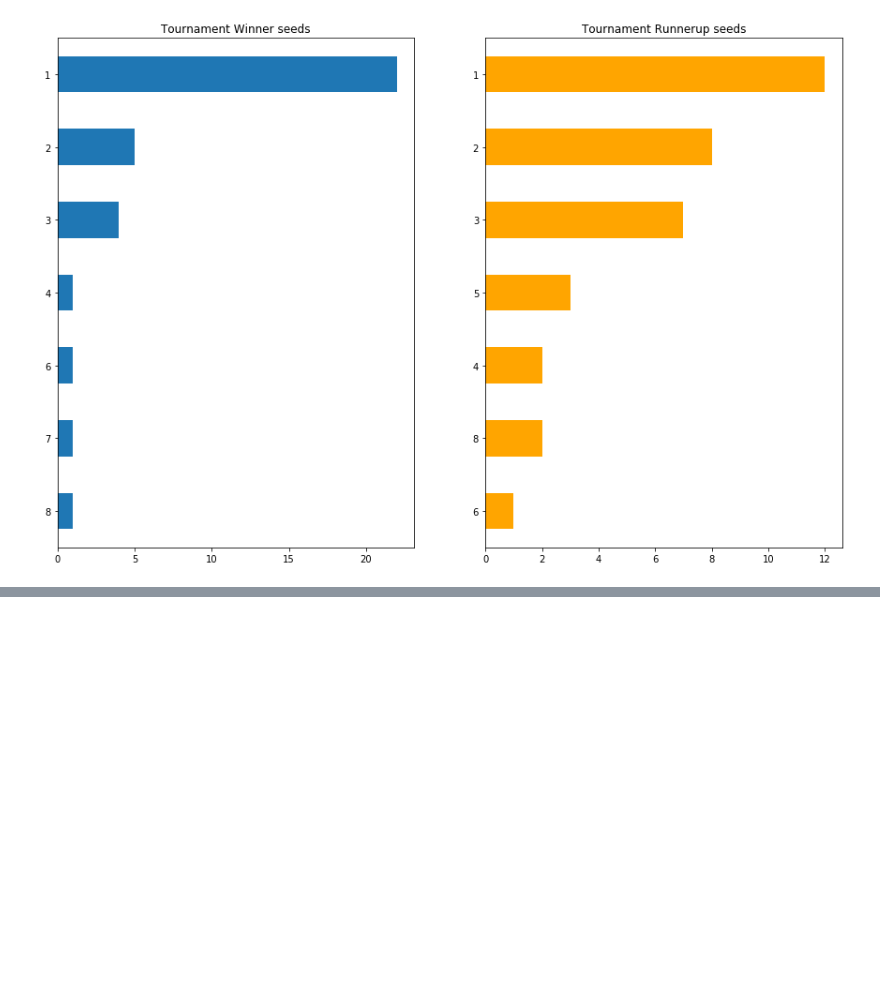
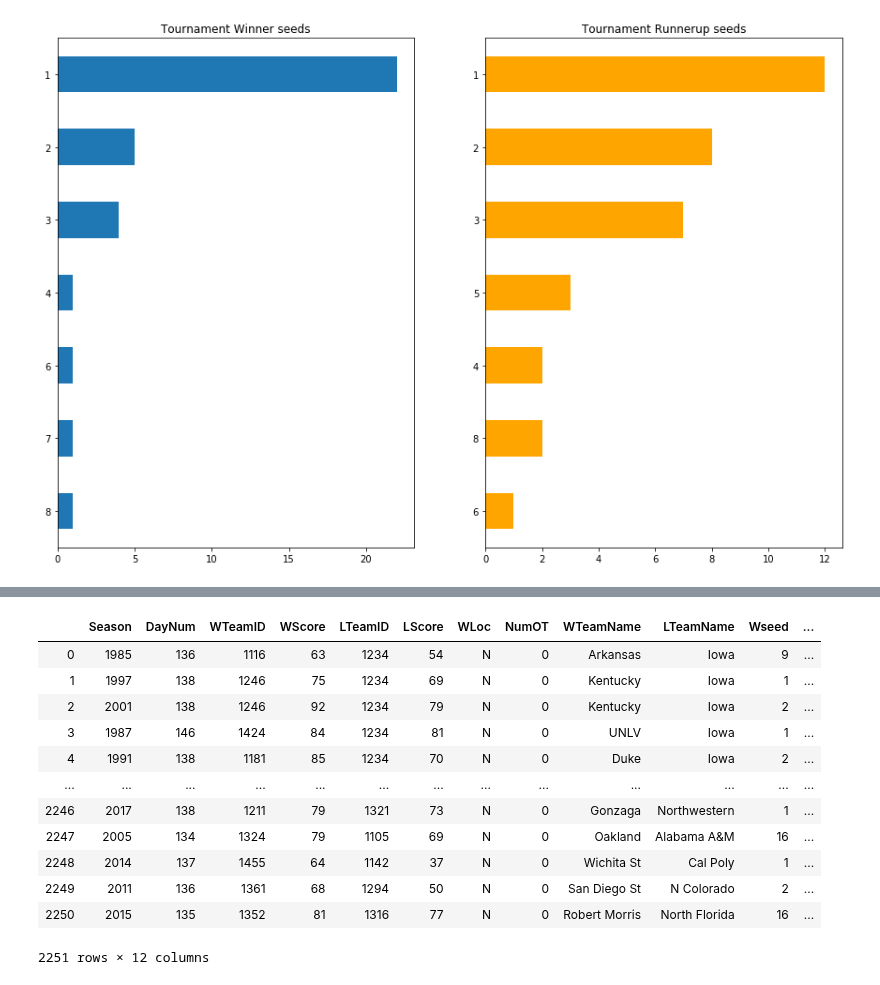
Before and after one commit to Heramb001/cs795_practical_machine_learning, a Jupyter notebook: project-1/Data Wrangling 2020.ipynb, the cells around one changed output, grey strips where cells are left out. Cells and saved outputs as stored; diff of their text form; code cells hidden in the pictures; blank space fills up the shorter version.

```diff
--- a/project-1/Data Wrangling 2020.ipynb
+++ b/project-1/Data Wrangling 2020.ipynb
@@ -264,3 +250,8 @@ t_finale_df['Lseed'].value_counts().sort_values().plot(kind='barh',title='Tourna
 plt.show()
 # %% [output]
 [figure]
+# %%
+#--- seed performance in every round of the tournament
+tcr_df['Wseed'] = np.vectorize(getSeed)(tcr_df['Season'], tcr_df['WTeamID'])
+tcr_df['Lseed'] = np.vectorize(getSeed)(tcr_df['Season'], tcr_df['LTeamID'])
+tcr_df.head()
@@ -266,0 +466,16 @@ plt.show()
+# %%
+tcr_df
+# %% [output]
+|  | Season | DayNum | WTeamID | WScore | LTeamID | LScore | WLoc | NumOT | WTeamName | LTeamName | Wseed | ... |
+| 0 | 1985 | 136 | 1116 | 63 | 1234 | 54 | N | 0 | Arkansas | Iowa | 9 | ... |
+| 1 | 1997 | 138 | 1246 | 75 | 1234 | 69 | N | 0 | Kentucky | Iowa | 1 | ... |
+| 2 | 2001 | 138 | 1246 | 92 | 1234 | 79 | N | 0 | Kentucky | Iowa | 2 | ... |
+| 3 | 1987 | 146 | 1424 | 84 | 1234 | 81 | N | 0 | UNLV | Iowa | 1 | ... |
+| 4 | 1991 | 138 | 1181 | 85 | 1234 | 70 | N | 0 | Duke | Iowa | 2 | ... |
+| ... | ... | ... | ... | ... | ... | ... | ... | ... | ... | ... | ... | ... |
+| 2246 | 2017 | 138 | 1211 | 79 | 1321 | 73 | N | 0 | Gonzaga | Northwestern | 1 | ... |
+| 2247 | 2005 | 134 | 1324 | 79 | 1105 | 69 | N | 0 | Oakland | Alabama A&M | 16 | ... |
+| 2248 | 2014 | 137 | 1455 | 64 | 1142 | 37 | N | 0 | Wichita St | Cal Poly | 1 | ... |
+| 2249 | 2011 | 136 | 1361 | 68 | 1294 | 50 | N | 0 | San Diego St | N Colorado | 2 | ... |
+| 2250 | 2015 | 135 | 1352 | 81 | 1316 | 77 | N | 0 | Robert Morris | North Florida | 16 | ... |
+2251 rows × 12 columns
```
Also changed, not shown: parts of 21 cells of this notebook, 2 other files.
